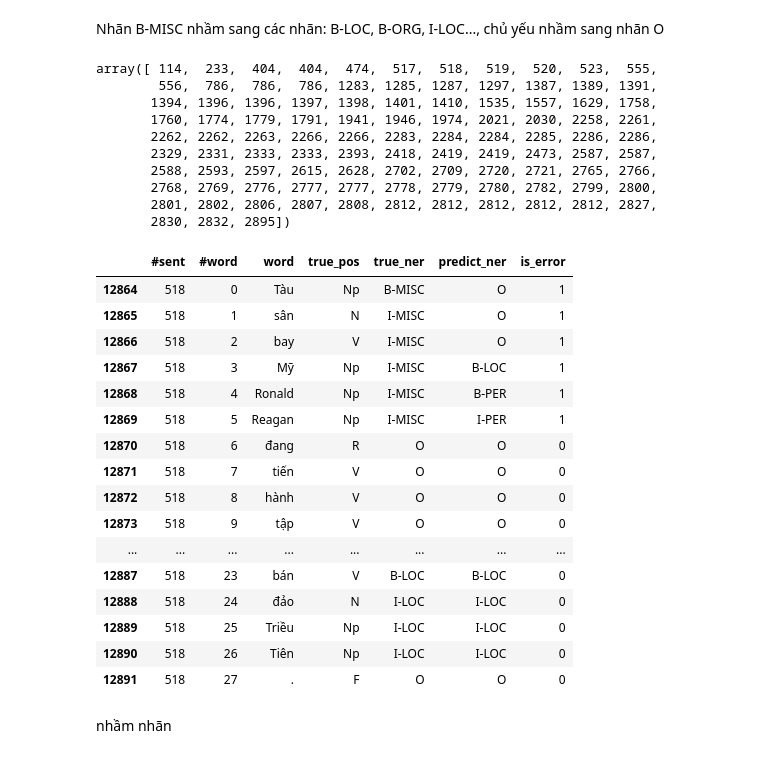
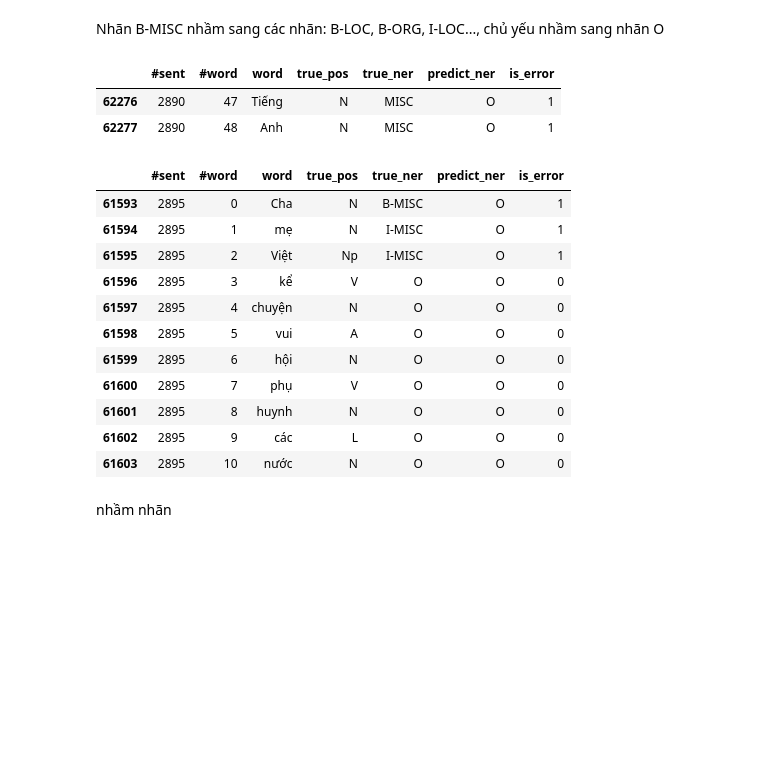
Before and after one commit to NguyenTinh98/NER_MOCKPROJECT, a Jupyter notebook: crf_model/vlsp2018/analyst_error_data.ipynb, the cells around one changed output. Cells and saved outputs as stored; diff of their text form; code cells hidden in the pictures; blank space fills up the shorter version.

```diff
--- a/crf_model/vlsp2018/analyst_error_data.ipynb
+++ b/crf_model/vlsp2018/analyst_error_data.ipynb
@@ -5,4 +5,5 @@
 # %%
 import pandas as pd
 
-data_error = pd.read_csv("/Users/phamvanmanh/Documents/GitHub/NER_MOCKPROJECT/crf_model/vlsp2018/vlsp_2018_not_BI.csv")
+data_error = pd.read_csv("/Users/phamvanmanh/Documents/GitHub/NER_MOCKPROJECT/crf_model/vlsp2018/vlsp_2018_not_BI_improved.csv")
+data_error_BI = pd.read_csv("/Users/phamvanmanh/Documents/GitHub/NER_MOCKPROJECT/crf_model/vlsp2018/vlsp_2018_not_BI_improved.csv")
@@ -72,40 +247,29 @@ all
 # %% [markdown]
 Nhãn B-MISC nhầm sang các nhãn: B-LOC, B-ORG, I-LOC..., chủ yếu nhầm sang nhãn O
 # %%
-# df_per = data_error.loc[(data_error.is_error == 1) & (data_error.true_ner == "B-MISC")]
+df_MISC = data_error.loc[(data_error.is_error == 1) & (data_error.true_ner == "MISC")]
 # df_per.groupby("word").size().sort_values(ascending=False)
-data_error.loc[(data_error.true_ner == "B-MISC") & (data_error.is_error == 1)]["#sent"].to_numpy()
+# data_error.loc[(data_error.true_ner == "MISC") & (data_error.is_error == 1)]["#sent"].unique()
+df_MISC[df_MISC['#sent'] == 2890]
 # %% [output]
-array([ 114,  233,  404,  404,  474,  517,  518,  519,  520,  523,  555,
-        556,  786,  786,  786, 1283, 1285, 1287, 1297, 1387, 1389, 1391,
-       1394, 1396, 1396, 1397, 1398, 1401, 1410, 1535, 1557, 1629, 1758,
-       1760, 1774, 1779, 1791, 1941, 1946, 1974, 2021, 2030, 2258, 2261,
-       2262, 2262, 2263, 2266, 2266, 2283, 2284, 2284, 2285, 2286, 2286,
-       2329, 2331, 2333, 2333, 2393, 2418, 2419, 2419, 2473, 2587, 2587,
-       2588, 2593, 2597, 2615, 2628, 2702, 2709, 2720, 2721, 2765, 2766,
-       2768, 2769, 2776, 2777, 2777, 2778, 2779, 2780, 2782, 2799, 2800,
-       2801, 2802, 2806, 2807, 2808, 2812, 2812, 2812, 2812, 2812, 2827,
-       2830, 2832, 2895])
+|  | #sent | #word | word | true_pos | true_ner | predict_ner | is_error |
+| 62276 | 2890 | 47 | Tiếng | N | MISC | O | 1 |
+| 62277 | 2890 | 48 | Anh | N | MISC | O | 1 |
 # %%
 data_error.loc[data_error["#sent"] == 517]
-data_error.loc[data_error["#sent"] == 518]
+data_error.loc[data_error["#sent"] == 2895]
 # %% [output]
 |  | #sent | #word | word | true_pos | true_ner | predict_ner | is_error |
-| 12864 | 518 | 0 | Tàu | Np | B-MISC | O | 1 |
-| 12865 | 518 | 1 | sân | N | I-MISC | O | 1 |
-| 12866 | 518 | 2 | bay | V | I-MISC | O | 1 |
-| 12867 | 518 | 3 | Mỹ | Np | I-MISC | B-LOC | 1 |
-| 12868 | 518 | 4 | Ronald | Np | I-MISC | B-PER | 1 |
-| 12869 | 518 | 5 | Reagan | Np | I-MISC | I-PER | 1 |
-| 12870 | 518 | 6 | đang | R | O | O | 0 |
-| 12871 | 518 | 7 | tiến | V | O | O | 0 |
-| 12872 | 518 | 8 | hành | V | O | O | 0 |
-| 12873 | 518 | 9 | tập | V | O | O | 0 |
-| ... | ... | ... | ... | ... | ... | ... | ... |
-| 12887 | 518 | 23 | bán | V | B-LOC | B-LOC | 0 |
-| 12888 | 518 | 24 | đảo | N | I-LOC | I-LOC | 0 |
-| 12889 | 518 | 25 | Triều | Np | I-LOC | I-LOC | 0 |
-| 12890 | 518 | 26 | Tiên | Np | I-LOC | I-LOC | 0 |
-| 12891 | 518 | 27 | . | F | O | O | 0 |
+| 61593 | 2895 | 0 | Cha | N | B-MISC | O | 1 |
+| 61594 | 2895 | 1 | mẹ | N | I-MISC | O | 1 |
+| 61595 | 2895 | 2 | Việt | Np | I-MISC | O | 1 |
+| 61596 | 2895 | 3 | kể | V | O | O | 0 |
+| 61597 | 2895 | 4 | chuyện | N | O | O | 0 |
+| 61598 | 2895 | 5 | vui | A | O | O | 0 |
+| 61599 | 2895 | 6 | hội | N | O | O | 0 |
+| 61600 | 2895 | 7 | phụ | V | O | O | 0 |
+| 61601 | 2895 | 8 | huynh | N | O | O | 0 |
+| 61602 | 2895 | 9 | các | L | O | O | 0 |
+| 61603 | 2895 | 10 | nước | N | O | O | 0 |
 # %% [markdown]
 nhầm nhãn
```
Also changed, not shown: parts of 19 cells of this notebook, 1 other file.
